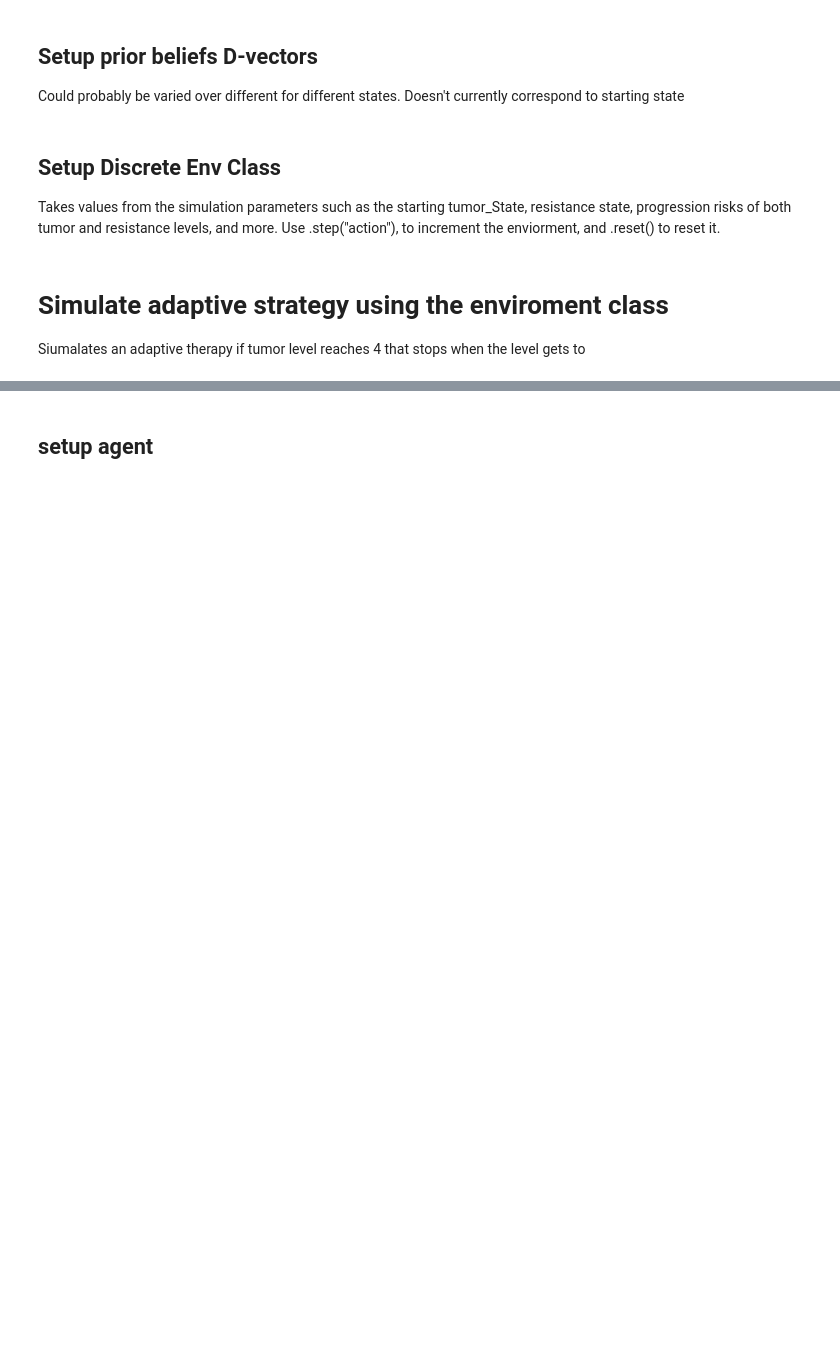
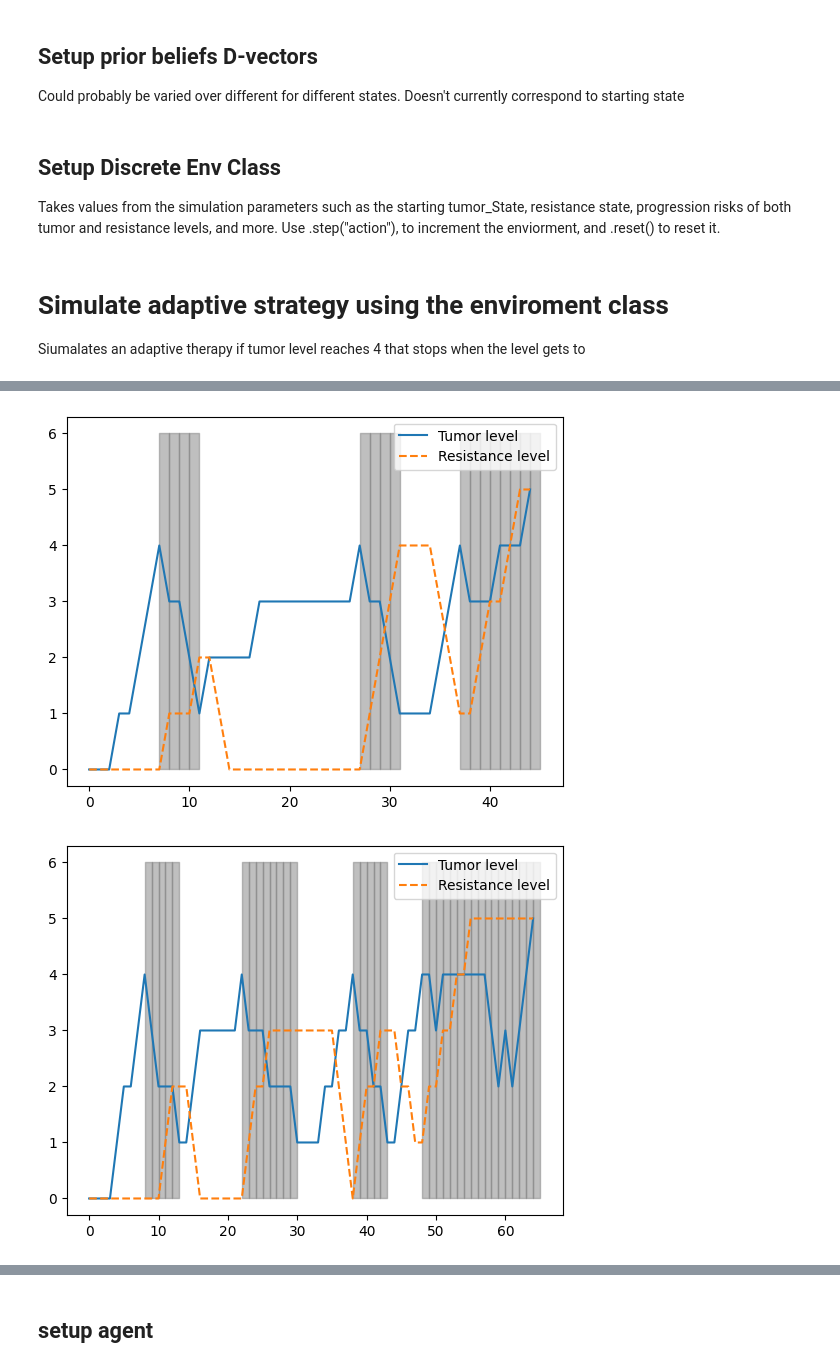
Before and after one commit to emilfrej/Active-Inference-Adaptive-Therapy, a Jupyter notebook: Python/discrete_sim_notebook.ipynb, the cells around one changed output, grey strips where cells are left out. Saved outputs shown, nothing was run; the diff lists cells and outputs as text; code cells hidden in the pictures; blank space fills up the shorter version.

Commit message:
Made func to simulate adaptive trials and turn counts into c-matrix

```diff
--- a/Python/discrete_sim_notebook.ipynb
+++ b/Python/discrete_sim_notebook.ipynb
@@ -499,0 +506,79 @@ plt.legend()
+# %%
+##sim params: number of sims, max length of sims
+def simulate_adaptive_therapy(num_sims = 10, max_steps = 100):
+
+    #initialize the list of dataframes
+    dfs = []
+
+    #run the simulation for the number of simulations
+    for i in range(num_sims):
+
+        #reset the environment
+        env.reset()
+
+        #make an empty list of dictionaries to store the states
+        dicts = []
+
+        #initialize the adaptive strategy
+        adaptive_strategy = "Dont treat"
+
+        tumor_state = 0
+
+        #run the simulation loop
+        for i in range(max_steps):
+
+            #if the tumor state is at the highest level, break the loop
+            if tumor_state == 5:
+                break
+
+            #take a step in the environment
+            tumor_state, resistance_state, treatment_state = env.step(adaptive_strategy)
+
+            #when tumor level hits 4, begin treatment
+            if tumor_state > 3:
+                adaptive_strategy = treatment_action_names[1]
+
+            #when it comes below 1, stop treatment
+            if tumor_state < 2:
+                adaptive_strategy = treatment_action_names[0]
+
+            #store states in a dictionary
+            state_dict = {'tumor_state': tumor_state, 'resistance_state': resistance_state, 'treatment_state': adaptive_strategy}
+
+            #append the dictionary to the list of dictionaries
+            dicts.append(state_dict)
+
+        #convert the list of dictionaries to a pandas dataframe
+        df = pd.DataFrame(dicts)
+
+        #append the dataframe to the list of dataframes
+        dfs.append(df)
+
+        #plot the tumor state and resistance state
+        plt.plot(df['tumor_state'], label = 'Tumor level')
+        plt.plot(df['resistance_state'], label = 'Resistance level', linestyle = '--')
+
+        #shade in when treatment is on
+        for i in range(len(df)):
+            if df['treatment_state'][i] == 'treat':
+                plt.fill_between(x = [i, i+1], y1 = 0, y2 = 6, color = 'gray', alpha = 0.5)
+
+        #show the labels
+        plt.legend()
+        plt.show()
+
+    #return the list of dataframes
+    return dfs
+
+#run the simulation
+dfs = simulate_adaptive_therapy(num_sims = 10)
+
+#count up the number times each tumor state is reached
+tumor_state_counts = np.zeros(6)
+
+for df in dfs:
+    print(df['tumor_state'].value_counts())
+    tumor_state_counts += df['tumor_state'].value_counts()
+# %% [output]
+[figure, added]
+[figure, added]
```
Also changed, not shown: parts of 6 cells of this notebook.
